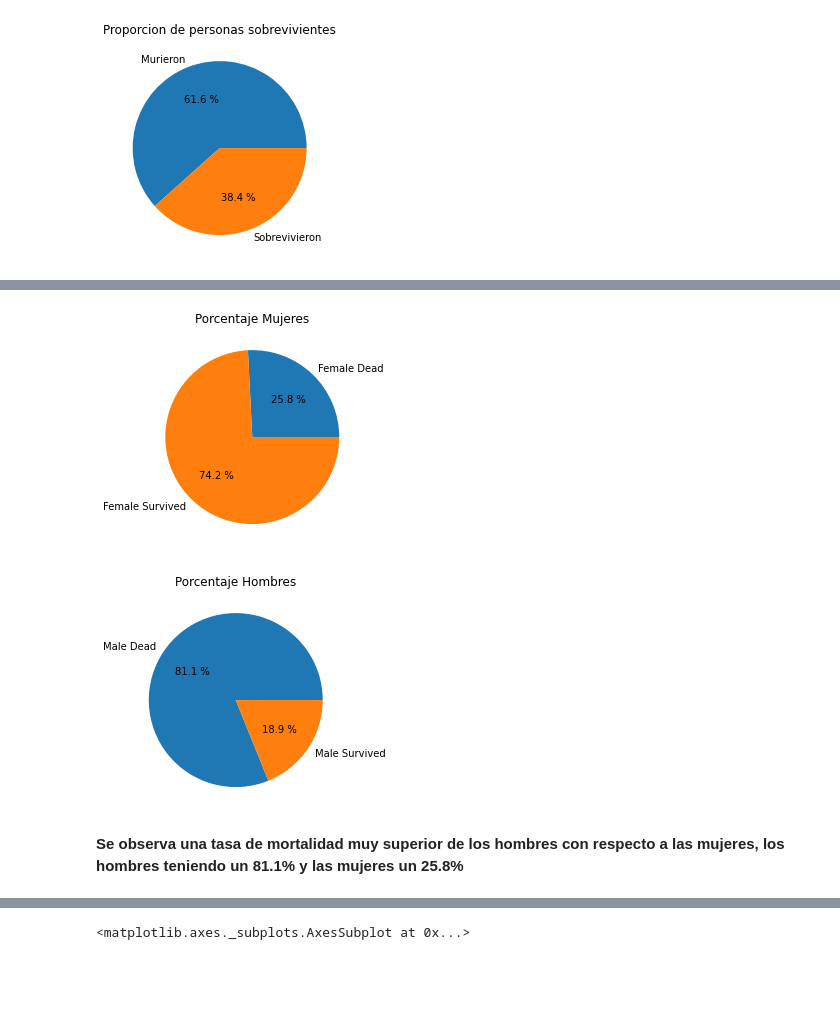
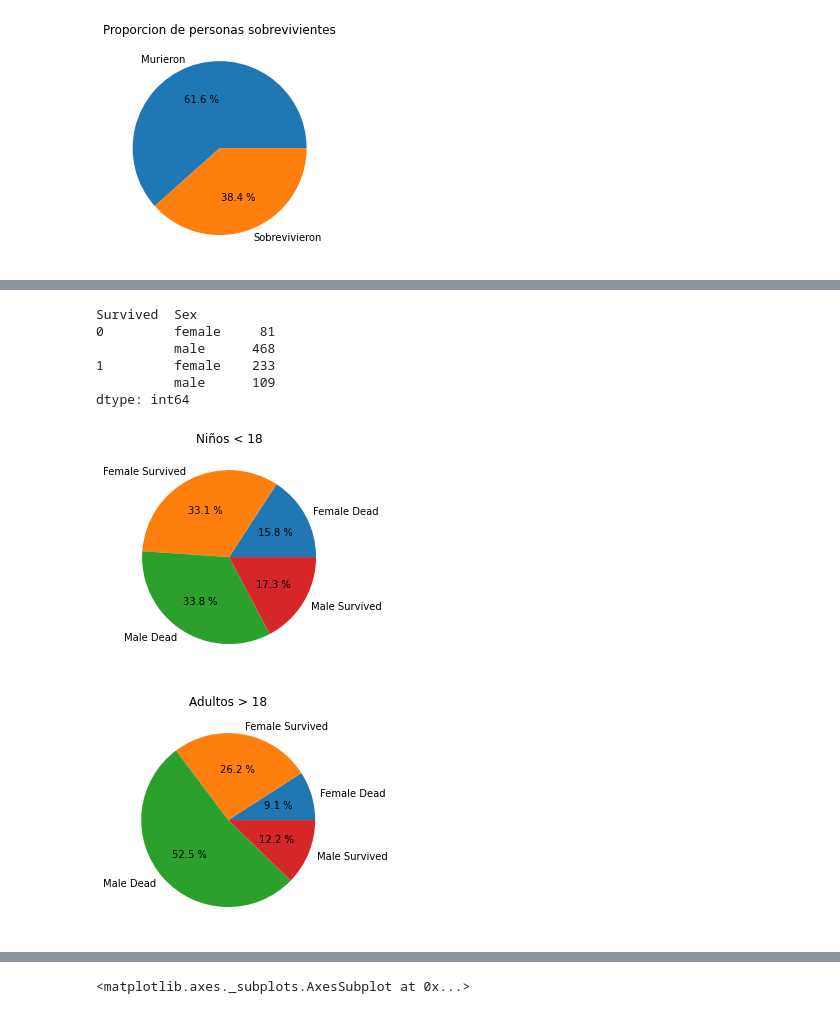
Before and after one commit to julsanchezsa/AlgorithmsUN2022II, a Jupyter notebook: Quiz3/julsanchezsa_Quiz_3.ipynb, the cells around one changed output, grey strips where cells are left out. Cells and saved outputs as stored; diff of their text form; code cells hidden in the pictures; blank space fills up the shorter version.

```diff
--- a/Quiz3/julsanchezsa_Quiz_3.ipynb
+++ b/Quiz3/julsanchezsa_Quiz_3.ipynb
@@ -801,19 +771,27 @@ plt.show()
 # %%
-total = titanic.groupby(["Survived", "Sex"]).size()
+ninos = titanic[titanic.Age <= 18]
+ninos_survived = ninos.groupby(["Survived", "Sex"]).size()
 
-datos_mujeres=[total[0].loc["female"],total[1].loc["female"]]
-datos_hombres=[total[0].loc["male"],total[1].loc["male"]]
+adultos = titanic[titanic.Age > 18]
+Adultos_survived = titanic.groupby(["Survived", "Sex"]).size()
 
-nombres_mujeres = ["Female Dead","Female Survived"]
-nombres_hombres = ["Male Dead","Male Survived"]
-plt.title("Porcentaje Mujeres")
-plt.pie(datos_mujeres, labels=nombres_mujeres, autopct="%0.1f %%")
+datos=[ninos_survived[0].loc["female"],ninos_survived[1].loc["female"],ninos_survived[0].loc["male"],ninos_survived[1].loc["male"]]
+nombres = ["Female Dead","Female Survived", "Male Dead","Male Survived"]
+plt.title("Niños < 18")
+plt.pie(datos, labels=nombres, autopct="%0.1f %%")
 plt.show()
-plt.title("Porcentaje Hombres")
-plt.pie(datos_hombres, labels=nombres_hombres, autopct="%0.1f %%")
+
+datos_adultos=[Adultos_survived[0].loc["female"],Adultos_survived[1].loc["female"],Adultos_survived[0].loc["male"],Adultos_survived[1].loc["male"]]
+nombres = ["Female Dead","Female Survived", "Male Dead","Male Survived"]
+plt.title("Adultos > 18")
+plt.pie(datos_adultos, labels=nombres, autopct="%0.1f %%")
 plt.show()
 # %% [output]
+Survived  Sex
+0         female     81
+          male      468
+1         female    233
+          male      109
+dtype: int64
-[figure, old version]
+[figure, new version]
-[figure, old version]
+[figure, new version]
-# %% [markdown]
-**Se observa una tasa de mortalidad muy superior de los hombres con respecto a las mujeres, los hombres teniendo un 81.1% y las mujeres un 25.8%**
```
Also changed, not shown: parts of 16 cells of this notebook.
